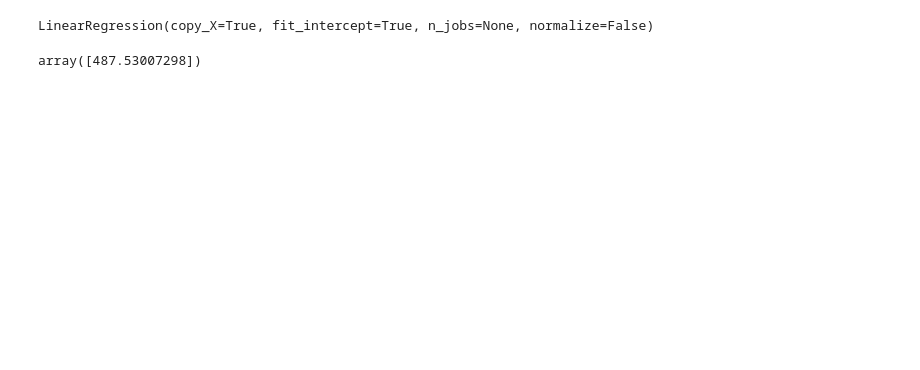
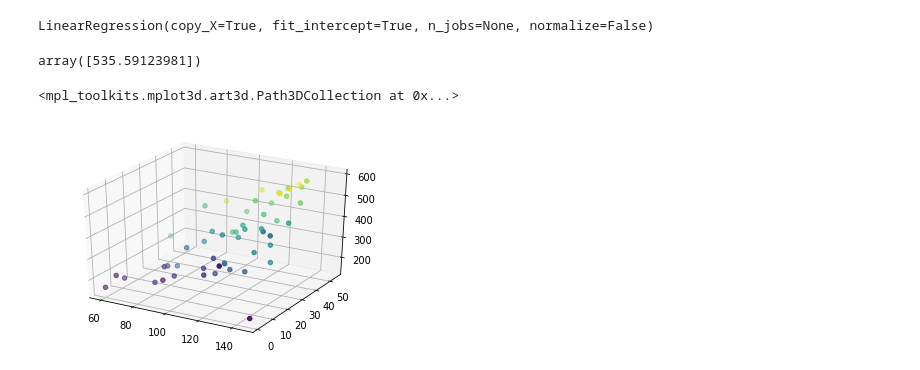
Before and after one commit to hithisiskwon/codes_I_wrote, a Jupyter notebook: Count_prediction.ipynb, the cells around one changed output. Drawn from its saved outputs; the diff is of its cells as text; code cells hidden in the pictures; blank space fills up the shorter version.

```diff
--- a/Count_prediction.ipynb
+++ b/Count_prediction.ipynb
@@ -167,3 +236,5 @@ ax.scatter3D(xline, yline, zline, c=yline)
 # %%
 df4
 df4.drop(columns='index', inplace=True)
+df4['Z'] = df4.index+1
+df4.drop('XX', axis = 'columns', inplace = True)
@@ -175,4 +268,14 @@ LinearRegression(copy_X=True, fit_intercept=True, n_jobs=None, normalize=False)
 # %%
-lin4.predict([[144,52]])
+lin4.predict([[119,55]])
 # %% [output]
-array([487.53007298])
+array([535.59123981])
+# %%
+fig = plt.figure()
+ax = plt.axes(projection='3d')
+zline = df4.Y
+xline = df4.M_T
+yline = df4.Z
+ax.scatter3D(xline, yline, zline, c=yline)
+# %% [output]
+<mpl_toolkits.mplot3d.art3d.Path3DCollection at 0x...>
+[figure, added]
```
Also changed, not shown: parts of 17 cells of this notebook.
